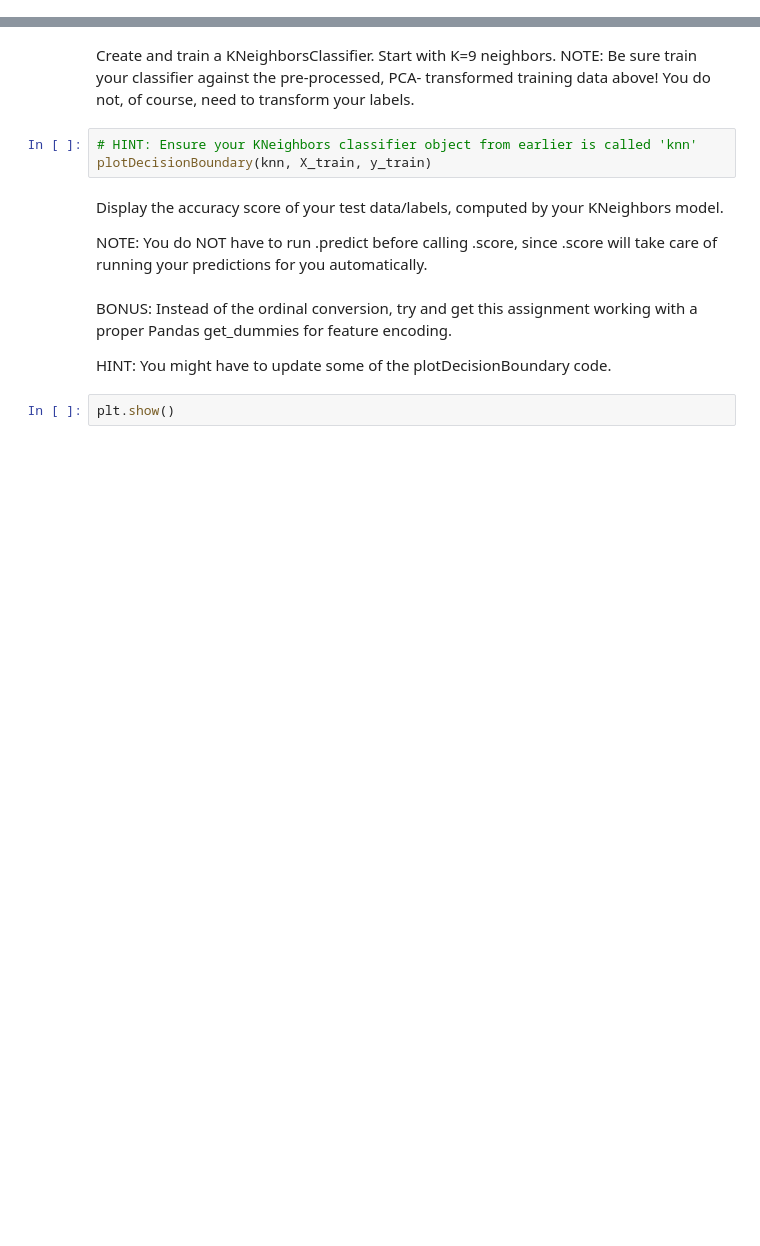
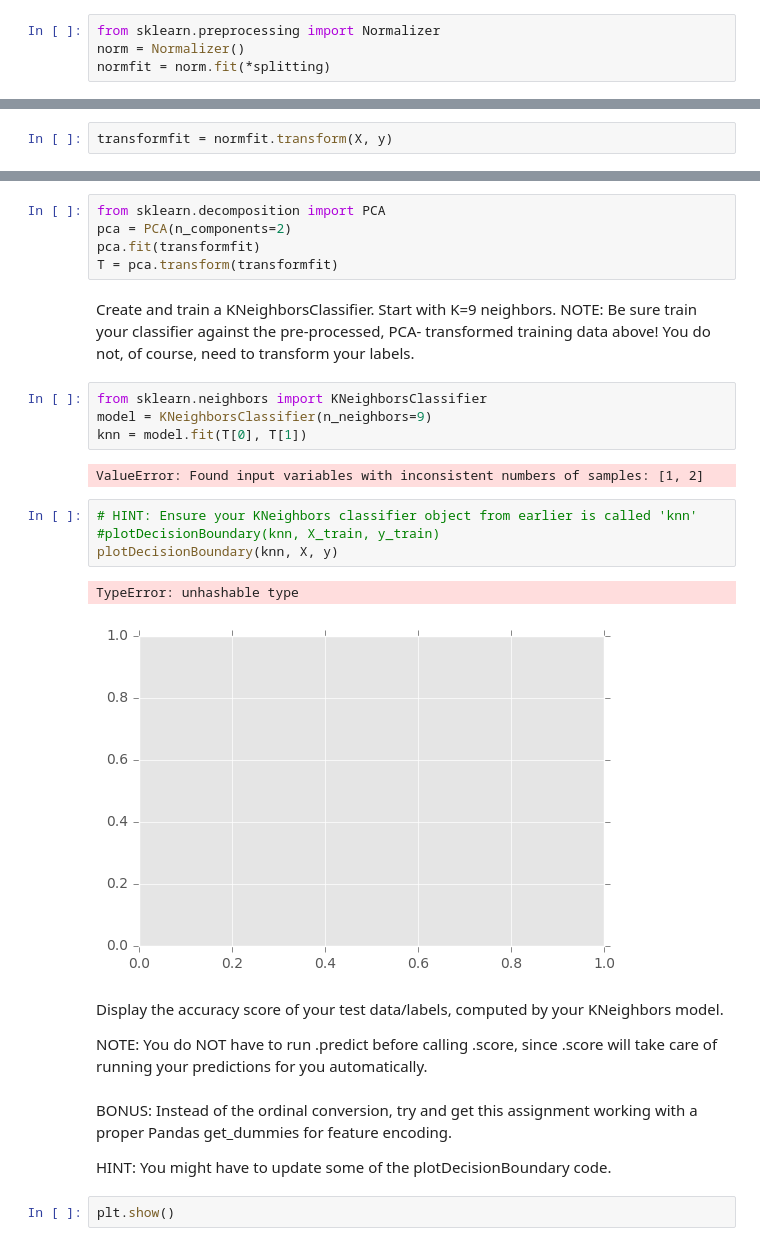
Before and after one commit to B-Rich/DAT210x, a Jupyter notebook: Module5/K_Neighbors_Lab.ipynb, the cells around one changed output, grey strips where cells are left out. Drawn from its saved outputs; the diff is of its cells as text; blank space fills up the shorter version.

Commit message:
very confused about the classification for kneighbors

```diff
--- a/Module5/K_Neighbors_Lab.ipynb
+++ b/Module5/K_Neighbors_Lab.ipynb
@@ -68,6 +118,10 @@ Create an instance of SKLearn's Normalizer class and then train it using its .fi
  In this lab setting, you have both train+test data; but in the wild,
  you'll only have your training data, and then unlabeled data you want to
  apply your models to.
+# %%
+from sklearn.preprocessing import Normalizer
+norm = Normalizer()
+normfit = norm.fit(*splitting)
 # %% [markdown]
 With your trained pre-processor, transform both your training AND
  testing data.
@@ -77,4 +131,6 @@ With your trained pre-processor, transform both your training AND
  feature-space as the original data used to train your models.
+# %%
+transformfit = normfit.transform(X, y)
 # %% [markdown]
 Just like your preprocessing transformation, create a PCA
  transformation as well. Fit it against your training data, and then
@@ -83,14 +139,29 @@ Just like your preprocessing transformation, create a PCA
 
  NOTE: This has to be done because the only way to visualize the decision
  boundary in 2D would be if your KNN algo ran in 2D as well:
+# %%
+from sklearn.decomposition import PCA
+pca = PCA(n_components=2)
+pca.fit(transformfit)
+T = pca.transform(transformfit)
 # %% [markdown]
  Create and train a KNeighborsClassifier. Start with K=9 neighbors.
  NOTE: Be sure train your classifier against the pre-processed, PCA-
  transformed training data above! You do not, of course, need to transform
  your labels.
+# %%
+from sklearn.neighbors import KNeighborsClassifier
+model = KNeighborsClassifier(n_neighbors=9)
+knn = model.fit(T[0], T[1])
+# %% [output]
+ValueError: Found input variables with inconsistent numbers of samples: [1, 2]
 # %%
 # HINT: Ensure your KNeighbors classifier object from earlier is called 'knn'
-plotDecisionBoundary(knn, X_train, y_train)
+#plotDecisionBoundary(knn, X_train, y_train)
+plotDecisionBoundary(knn, X, y)
+# %% [output]
+TypeError: unhashable type
+[figure, added]
 # %% [markdown]
 Display the accuracy score of your test data/labels, computed by
  your KNeighbors model.
```
Also changed, not shown: parts of 8 cells of this notebook.
